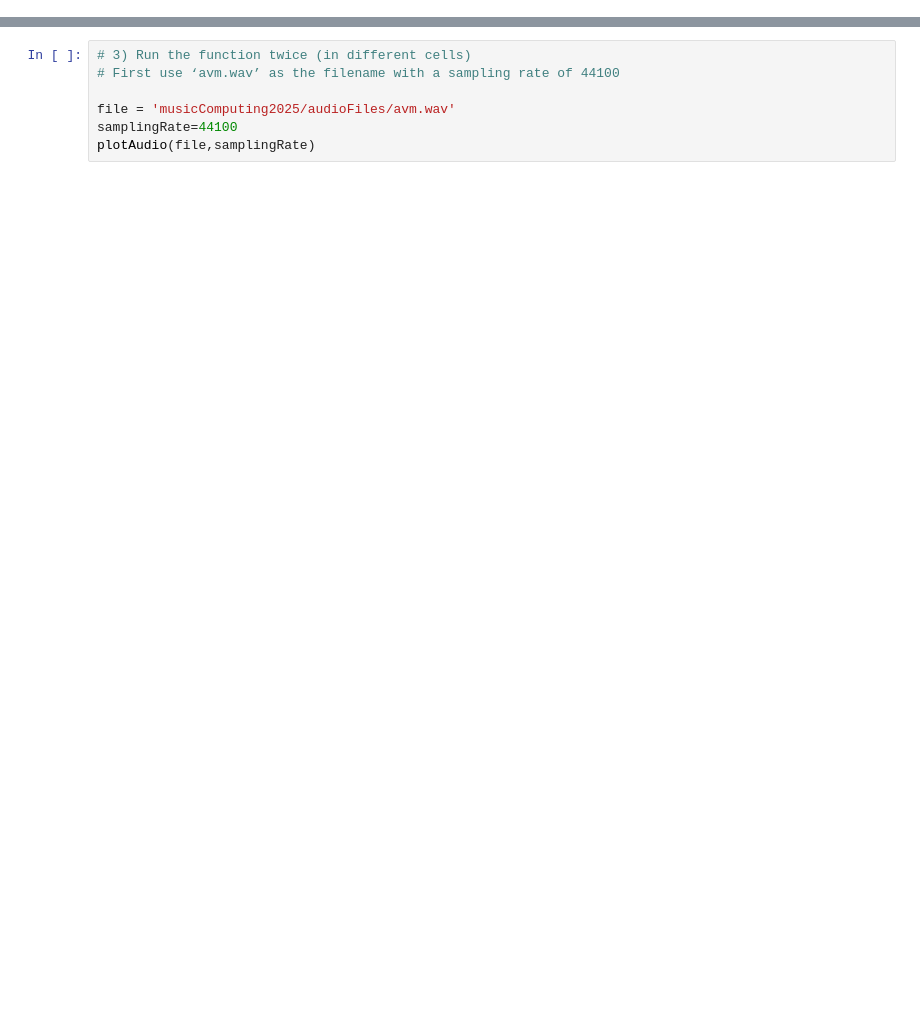
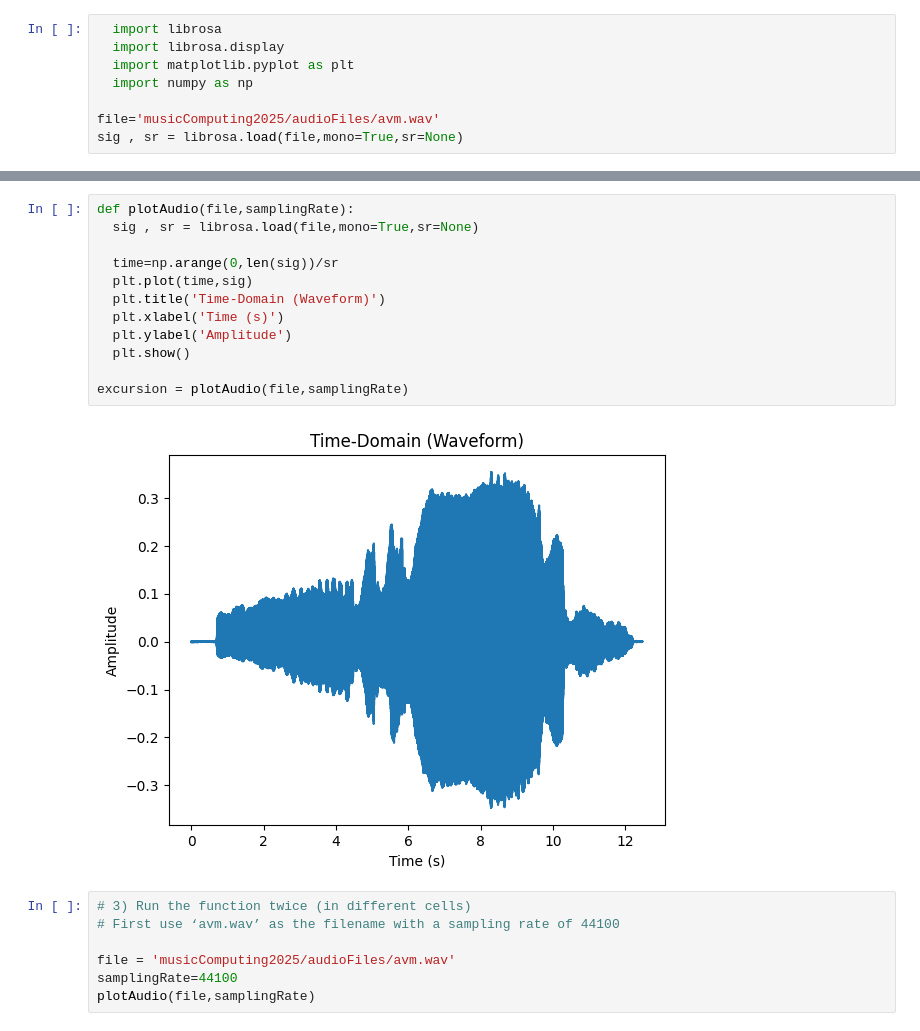
Before and after one commit to EhrenWade/MusicComputing, a Jupyter notebook: assignments/labAssignment1.ipynb, the cells around one changed output, grey strips where cells are left out. Drawn from its saved outputs; the diff is of its cells as text; blank space fills up the shorter version.

```diff
--- a/assignments/labAssignment1.ipynb
+++ b/assignments/labAssignment1.ipynb
@@ -14,3 +16,11 @@
+# %%
+  import librosa
+  import librosa.display
+  import matplotlib.pyplot as plt
+  import numpy as np
+
+file='musicComputing2025/audioFiles/avm.wav'
+sig , sr = librosa.load(file,mono=True,sr=None)
 # %%
 # 2) Create a function that inputs the name of an audio file and a sampling rate
 
@@ -31,3 +43,17 @@ def plotAudio(file,samplingRate):
+# %%
+def plotAudio(file,samplingRate):
+  sig , sr = librosa.load(file,mono=True,sr=None)
+
+  time=np.arange(0,len(sig))/sr
+  plt.plot(time,sig)
+  plt.title('Time-Domain (Waveform)')
+  plt.xlabel('Time (s)')
+  plt.ylabel('Amplitude')
+  plt.show()
+
+excursion = plotAudio(file,samplingRate)
+# %% [output]
+[figure, added]
 # %%
 # 3) Run the function twice (in different cells)
 # First use ‘avm.wav’ as the filename with a sampling rate of 44100
```
Also changed, not shown: parts of 4 cells of this notebook.
